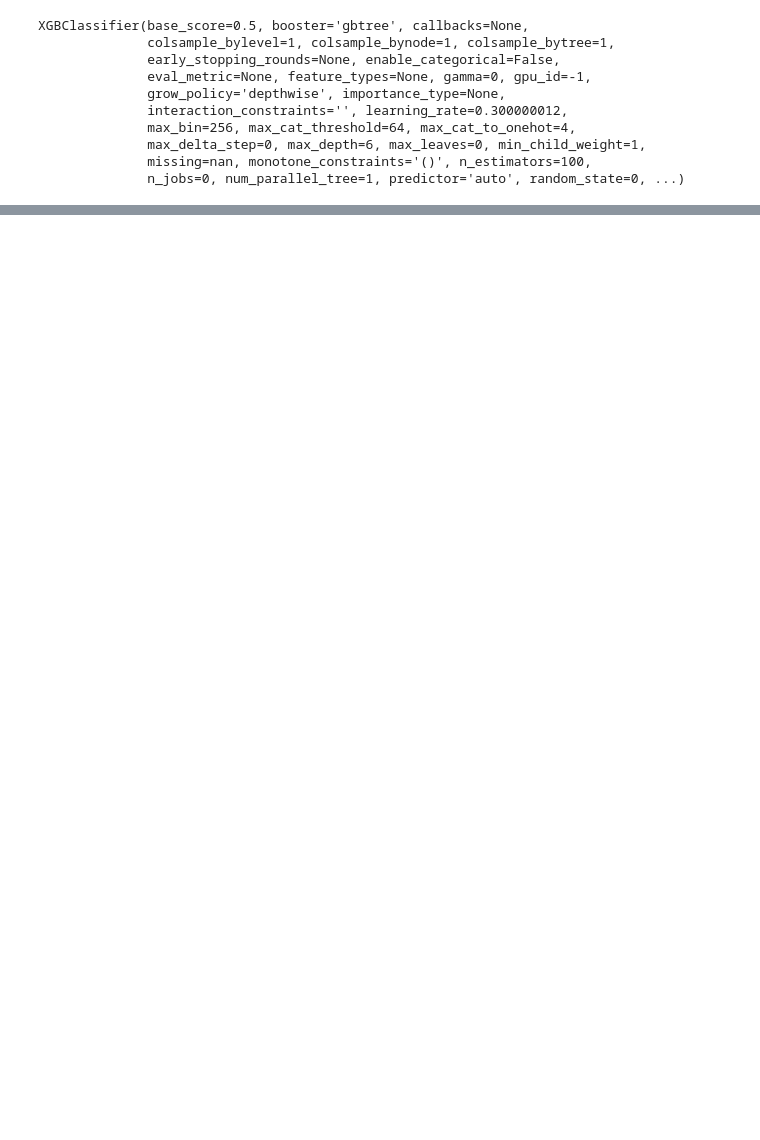
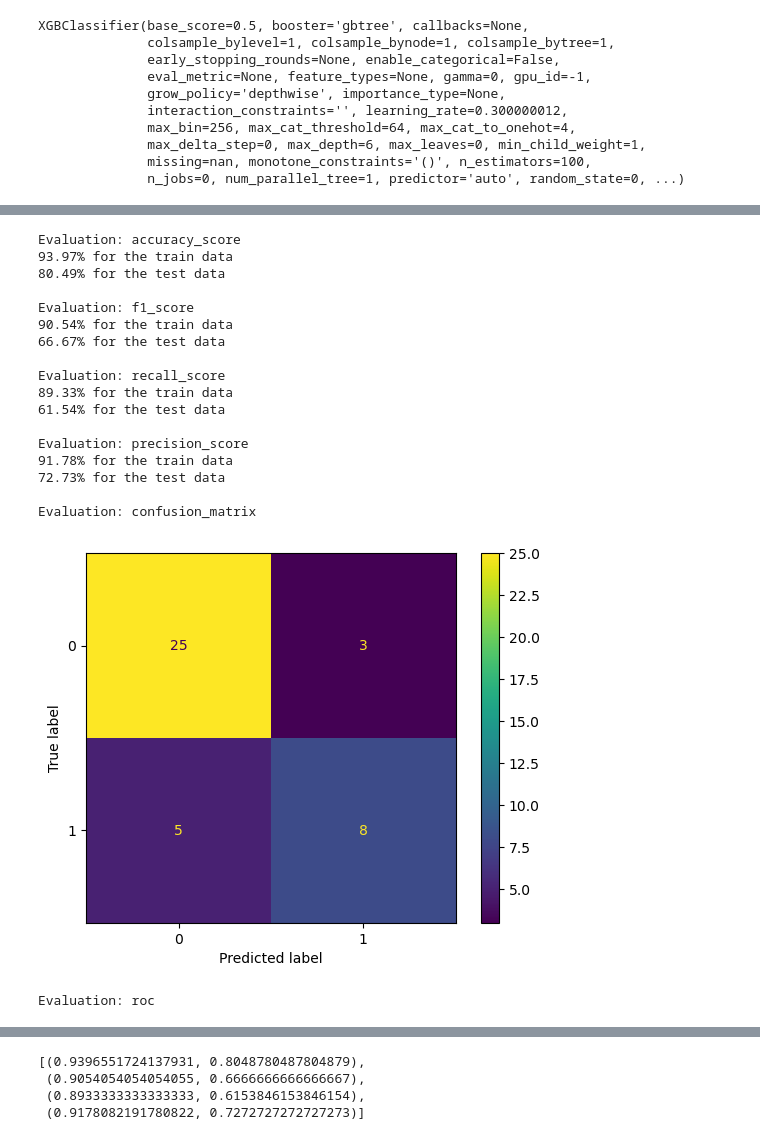
Before and after one commit to kimlindner/Type2DiabetesDetection_ML_Project, a Jupyter notebook: XGBoost.ipynb, the cells around one changed output, grey strips where cells are left out. Drawn from its saved outputs; the diff is of its cells as text; code cells hidden in the pictures; blank space fills up the shorter version.

```diff
--- a/XGBoost.ipynb
+++ b/XGBoost.ipynb
@@ -45,6 +52,23 @@ predictions = xgb_classifier.predict(X_test)
 # %%
-from sklearn.metrics import accuracy_score
-from sklearn.metrics import precision_score
-from sklearn.metrics import recall_score
-from sklearn.metrics import confusion_matrix
-from sklearn.model_selection import KFold
+# evaluation
+model_eval(xgb_classifier, X_train, X_test, y_train, y_test, confusion=True, roc=True)
+# %% [output]
+Evaluation: accuracy_score
+93.97% for the train data
+80.49% for the test data
+
+Evaluation: f1_score
+90.54% for the train data
+66.67% for the test data
+
+Evaluation: recall_score
+89.33% for the train data
+61.54% for the test data
+
+Evaluation: precision_score
+91.78% for the train data
+72.73% for the test data
+
+Evaluation: confusion_matrix
+[figure, added]
+Evaluation: roc
@@ -50,0 +76,4 @@ from sklearn.model_selection import KFold
+[(0.9396551724137931, 0.8048780487804879),
+ (0.9054054054054055, 0.6666666666666667),
+ (0.8933333333333333, 0.6153846153846154),
+ (0.9178082191780822, 0.7272727272727273)]
```
Also changed, not shown: parts of 10 cells of this notebook, 7 other files.
